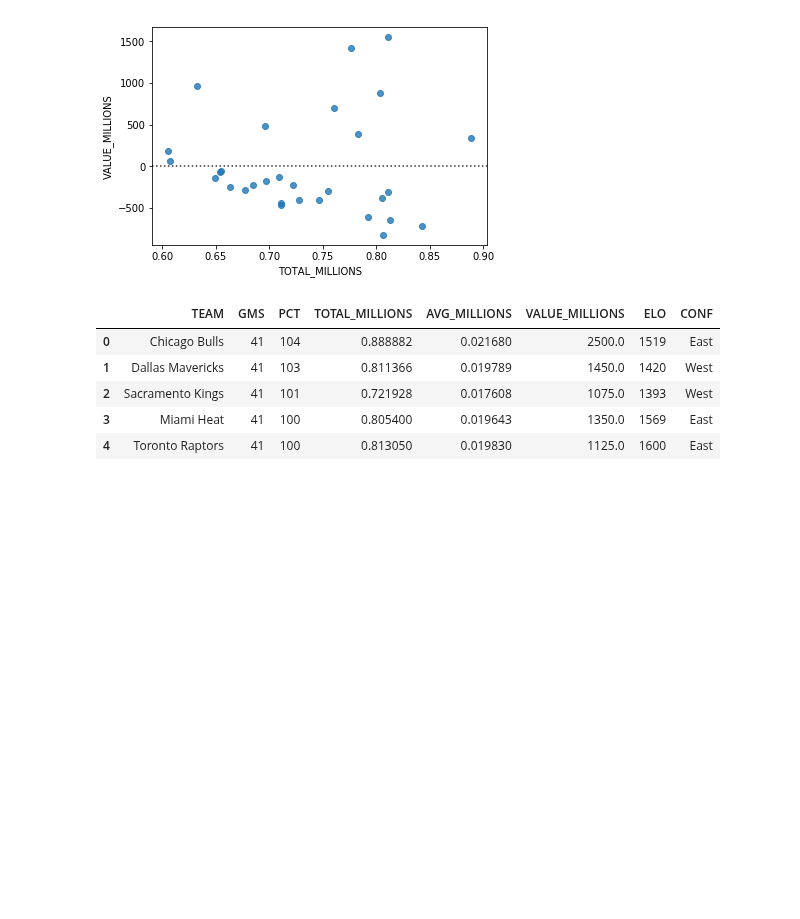
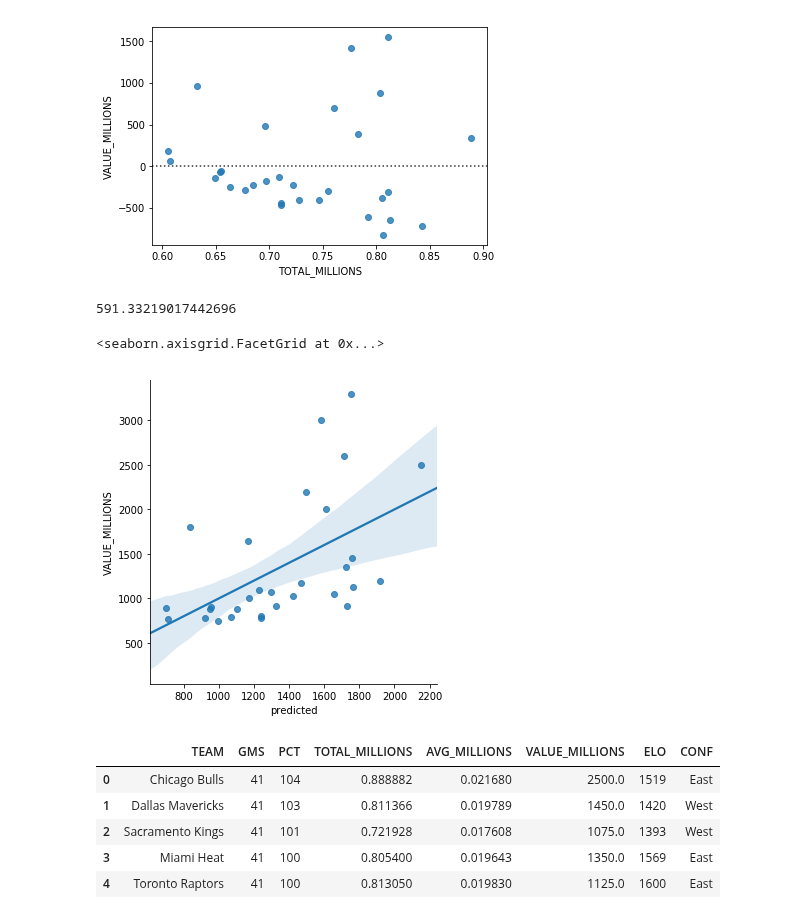
Before and after one commit to noahgift/socialpowernba, a Jupyter notebook: notebooks/exploring_team_valuation_nba.ipynb, the cells around one changed output. Drawn from its saved outputs; the diff is of its cells as text; code cells hidden in the pictures; blank space fills up the shorter version.

```diff
--- a/notebooks/exploring_team_valuation_nba.ipynb
+++ b/notebooks/exploring_team_valuation_nba.ipynb
@@ -144,6 +151,21 @@ sns.residplot(y="VALUE_MILLIONS", x="TOTAL_MILLIONS", data=attendance_valuation_
 # %% [output]
 <matplotlib.axes._subplots.AxesSubplot at 0x...>
 [figure]
+# %%
+attendance_valuation_predictions_df = attendance_valuation_df.copy()
+# %%
+attendance_valuation_predictions_df["predicted"] = results.predict()
+# %%
+import statsmodels
+rmse = statsmodels.tools.eval_measures.rmse(attendance_valuation_predictions_df["predicted"], attendance_valuation_predictions_df["VALUE_MILLIONS"])
+rmse
+# %% [output]
+591.33219017442696
+# %%
+sns.lmplot(x="predicted", y="VALUE_MILLIONS", data=attendance_valuation_predictions_df)
+# %% [output]
+<seaborn.axisgrid.FacetGrid at 0x...>
+[figure, added]
 # %%
 attendance_valuation_elo_df = attendance_valuation_df.merge(elo_df, how="inner", on="TEAM")
 # %%
```
Also changed, not shown: parts of 22 cells of this notebook, 9 other files.
